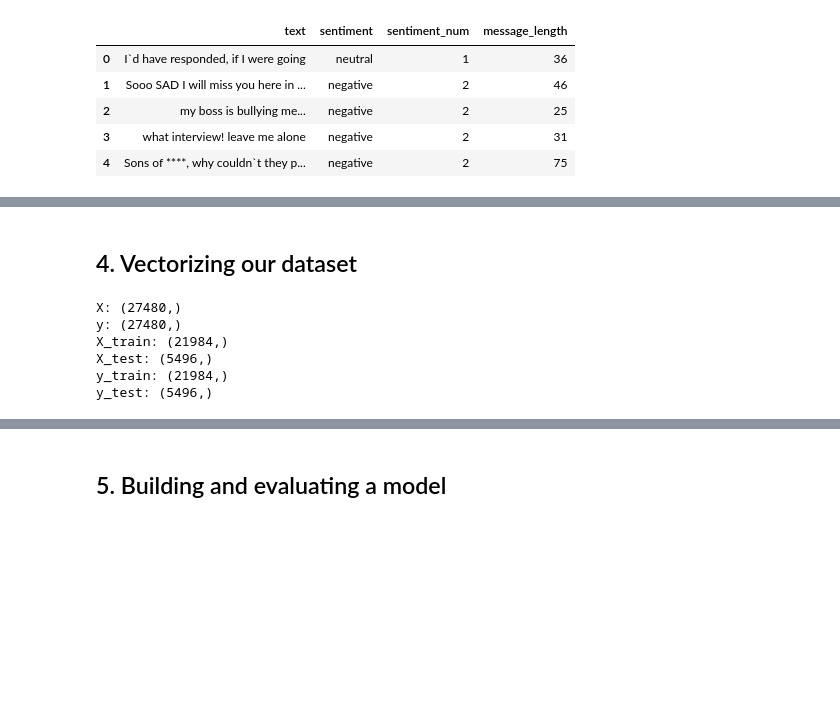
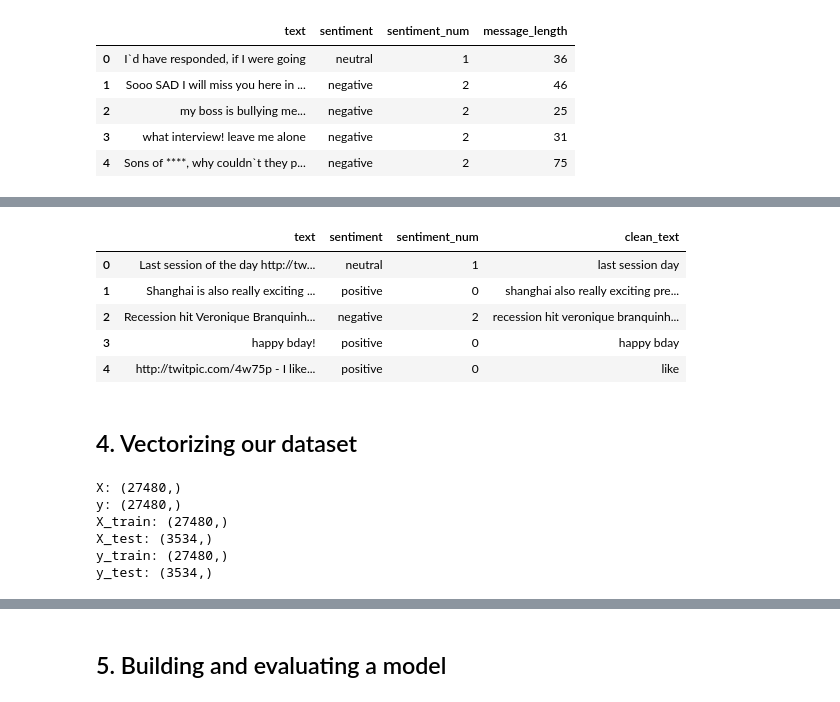
Before and after one commit to Hardvan/My-Machine-Learning-Projects, a Jupyter notebook: Kaggle Practice/12_Sentiment_Analysis/Sentiment_Analysis.ipynb, the cells around one changed output, grey strips where cells are left out. Drawn from its saved outputs; the diff is of its cells as text; code cells hidden in the pictures; blank space fills up the shorter version.

```diff
--- a/Kaggle Practice/12_Sentiment_Analysis/Sentiment_Analysis.ipynb
+++ b/Kaggle Practice/12_Sentiment_Analysis/Sentiment_Analysis.ipynb
@@ -113,6 +114,7 @@ pd.DataFrame(simple_test_dtm.toarray(), columns=vect.get_feature_names_out())
 ## 2. Reading a text-based dataset into pandas
 # %%
 train = pd.read_csv('./train.csv')
+test = pd.read_csv('./test.csv')
 # %%
 train.head()
 # %% [output]
@@ -155,6 +170,7 @@ memory usage: 1.0+ MB
 # %%
 # Remove textID and selected_text columns
 train = train.drop(['textID', 'selected_text'], axis=1)
+test = test.drop(['textID'], axis=1)
 # %%
 train.head()
 # %% [output]
@@ -193,3 +218,7 @@ train.head()
 | 2 | my boss is bullying me... | negative | 2 |
 | 3 | what interview! leave me alone | negative | 2 |
 | 4 | Sons of ****, why couldn`t they p... | negative | 2 |
+# %%
+test['sentiment_num'] = test.sentiment.map(
+    {'positive': 0, 'neutral': 1, 'negative': 2})
+test.head()
@@ -266,3 +313,13 @@ train.head()
+# %%
+test["clean_text"] = test["text"].apply(text_process)
+test.head()
+# %% [output]
+|  | text | sentiment | sentiment_num | clean_text |
+| 0 | Last session of the day http://tw... | neutral | 1 | last session day |
+| 1 | Shanghai is also really exciting ... | positive | 0 | shanghai also really exciting pre... |
+| 2 | Recession hit Veronique Branquinh... | negative | 2 | recession hit veronique branquinh... |
+| 3 | happy bday! | positive | 0 | happy bday |
+| 4 | http://twitpic.com/4w75p - I like... | positive | 0 | like |
 # %% [markdown]
 ## 4. Vectorizing our dataset
 # %%
@@ -270,8 +327,16 @@ from sklearn.model_selection import train_test_split
 
 X = train['clean_text']
 y = train['sentiment_num']
-X_train, X_test, y_train, y_test = train_test_split(
-    X, y, test_size=0.2, random_state=101)
+# X_train, X_test, y_train, y_test = train_test_split(
+# X, y, test_size=0.2, random_state=101)
+
+# Full dataset for training
+X_train = X
+y_train = y
+
+# Test dataset
+X_test = test['clean_text']
+y_test = test['sentiment_num']
 
 print(f"X: {X.shape}")
 print(f"y: {y.shape}")
@@ -282,10 +347,10 @@ print(f"y_test: {y_test.shape}")
 # %% [output]
 X: (27480,)
 y: (27480,)
-X_train: (21984,)
-X_test: (5496,)
-y_train: (21984,)
-y_test: (5496,)
+X_train: (27480,)
+X_test: (3534,)
+y_train: (27480,)
+y_test: (3534,)
 # %%
 import pickle
 from sklearn.feature_extraction.text import CountVectorizer
```
Also changed, not shown: parts of 13 cells of this notebook, 3 other files.
